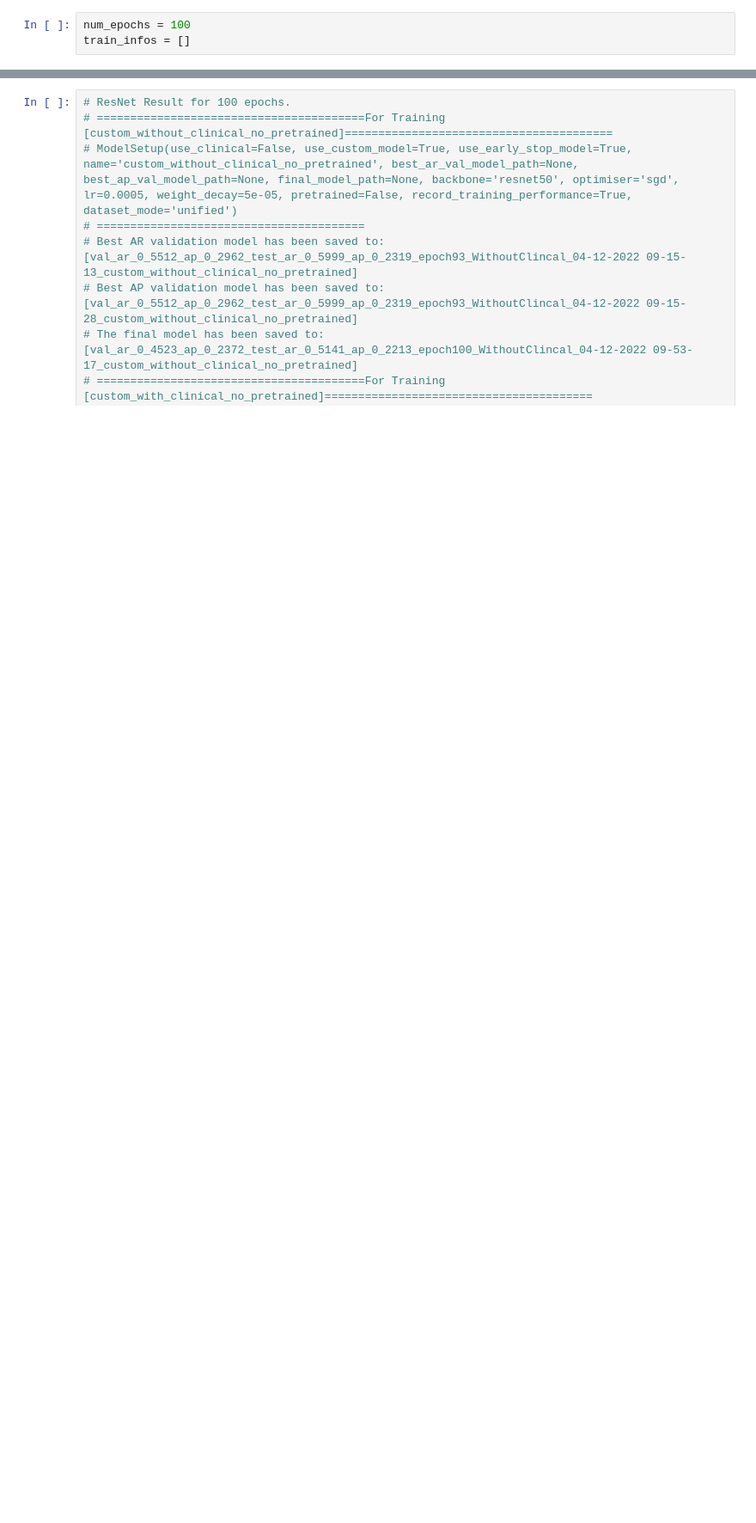
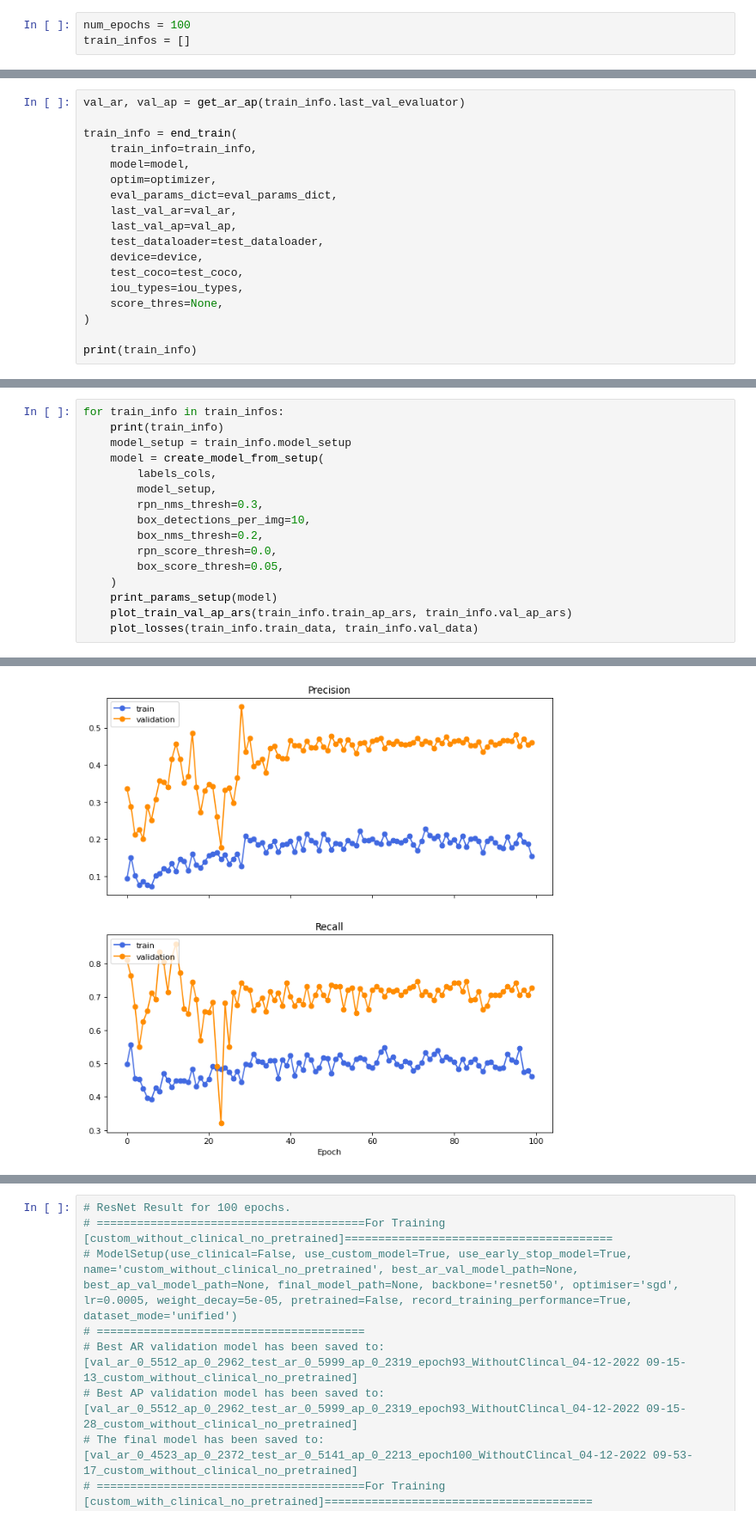
Before and after one commit to ChihchengHsieh/multimodal-abnormalities-detection, a Jupyter notebook: [3] train_loop.ipynb, the cells around one changed output, grey strips where cells are left out. Shown at 86% size. Saved outputs shown, nothing was run; the diff lists cells and outputs as text; blank space fills up the shorter version.

```diff
--- a/[3] train_loop.ipynb
+++ b/[3] train_loop.ipynb
@@ -297,0 +1322,18 @@ DONE (t=0.01s).
+# %%
+val_ar, val_ap = get_ar_ap(train_info.last_val_evaluator)
+
+train_info = end_train(
+    train_info=train_info,
+    model=model,
+    optim=optimizer,
+    eval_params_dict=eval_params_dict,
+    last_val_ar=val_ar,
+    last_val_ap=val_ap,
+    test_dataloader=test_dataloader,
+    device=device,
+    test_coco=test_coco,
+    iou_types=iou_types,
+    score_thres=None,
+)
+
+print(train_info)
@@ -297,0 +1358,17 @@ DONE (t=0.01s).
+# %%
+for train_info in train_infos:
+    print(train_info)
+    model_setup = train_info.model_setup
+    model = create_model_from_setup(
+        labels_cols,
+        model_setup,
+        rpn_nms_thresh=0.3,
+        box_detections_per_img=10,
+        box_nms_thresh=0.2,
+        rpn_score_thresh=0.0,
+        box_score_thresh=0.05,
+    )
+    print_params_setup(model)
+    plot_train_val_ap_ars(train_info.train_ap_ars, train_info.val_ap_ars)
+    plot_losses(train_info.train_data, train_info.val_data)
+# %% [output]
@@ -297,0 +1392 @@ DONE (t=0.01s).
+[figure, added]
```
Also changed, not shown: parts of 16 cells of this notebook, 23 other files.
